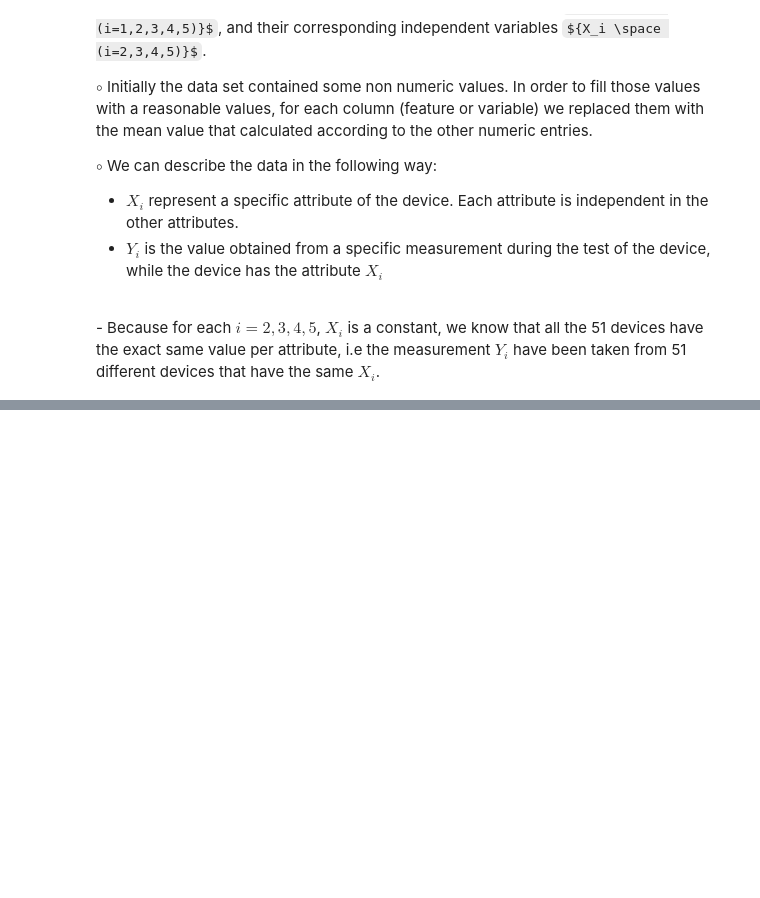
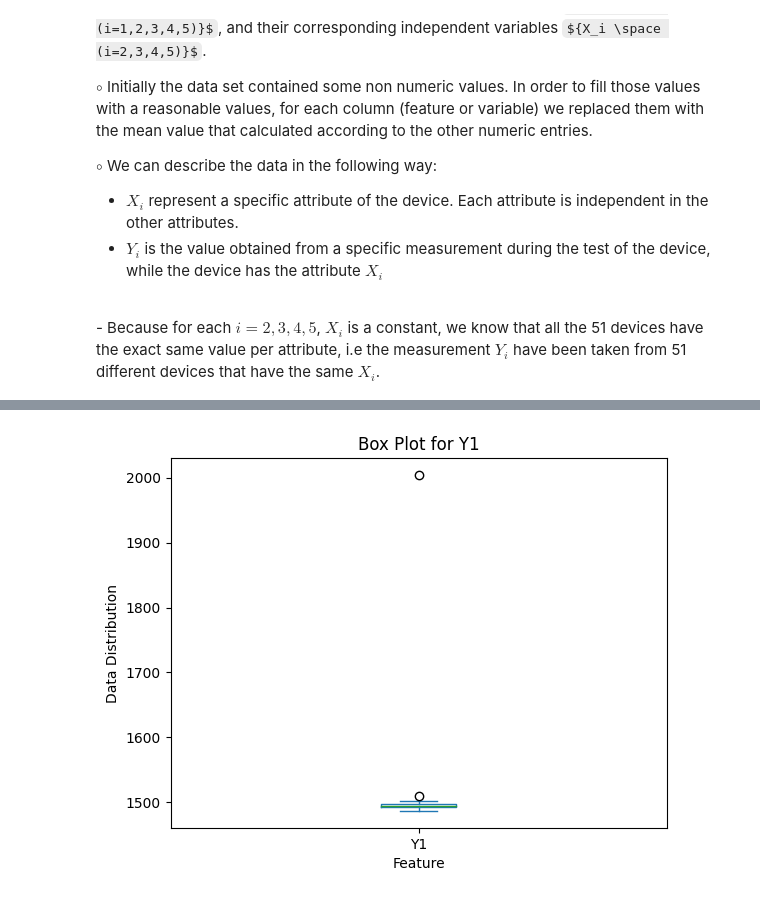
Before and after one commit to RonBartov/Data_Processing, a Jupyter notebook: factory_data_processing.ipynb, the cells around one changed output, grey strips where cells are left out. Saved outputs shown, nothing was run; the diff lists cells and outputs as text; code cells hidden in the pictures; some formulas as TeX source; blank space fills up the shorter version.

```diff
--- a/factory_data_processing.ipynb
+++ b/factory_data_processing.ipynb
@@ -223,0 +269,5 @@ ${\circ}$ We can describe the data in the following way:
+# %%
+# Box plot for the feature Y1
+sample_group['Y1'].plot(kind='box',xlabel='Feature', ylabel='Data Distribution', title='Box Plot for Y1');
+# %% [output]
+[figure, added]
```
Also changed, not shown: parts of 11 cells of this notebook.
